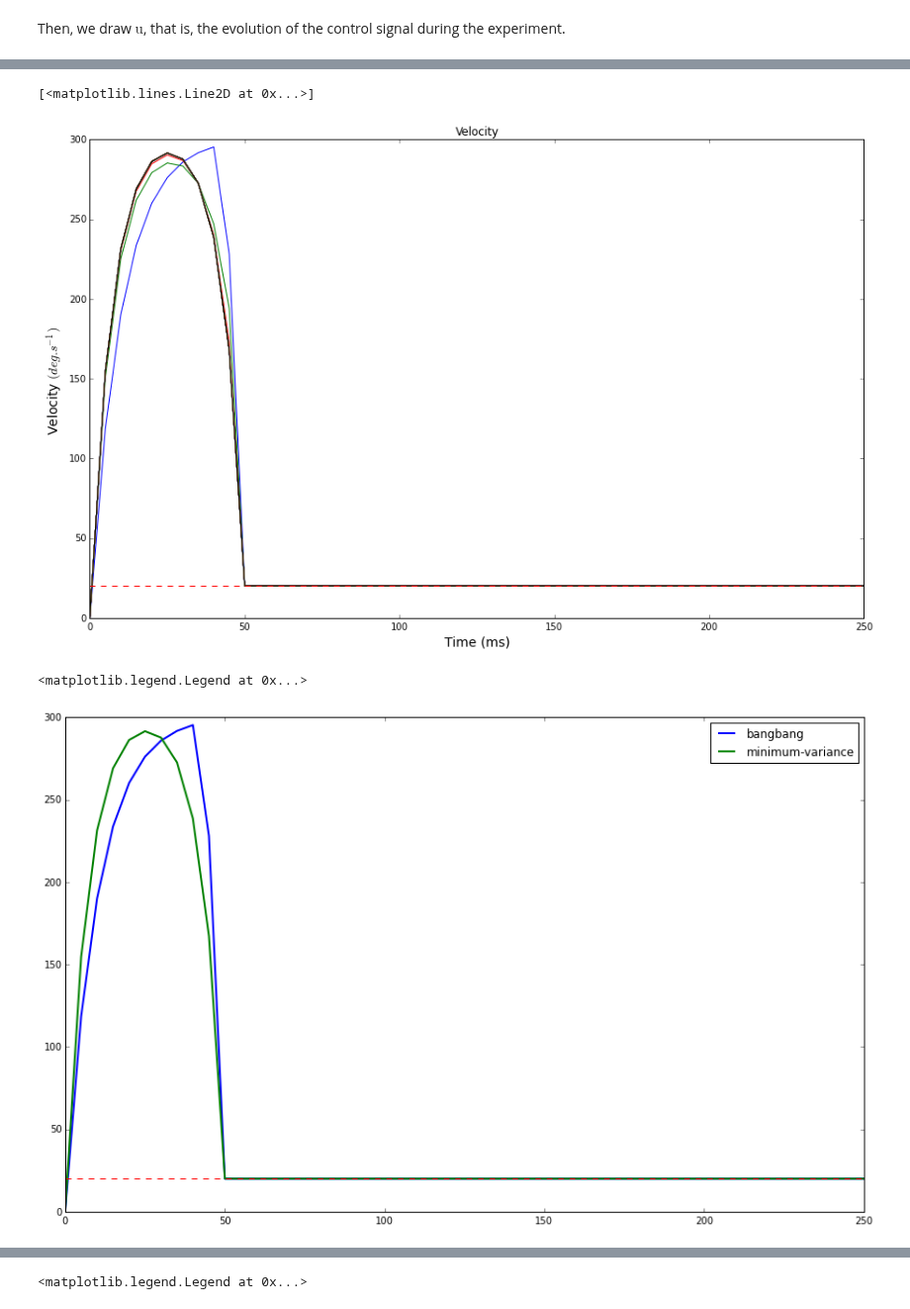
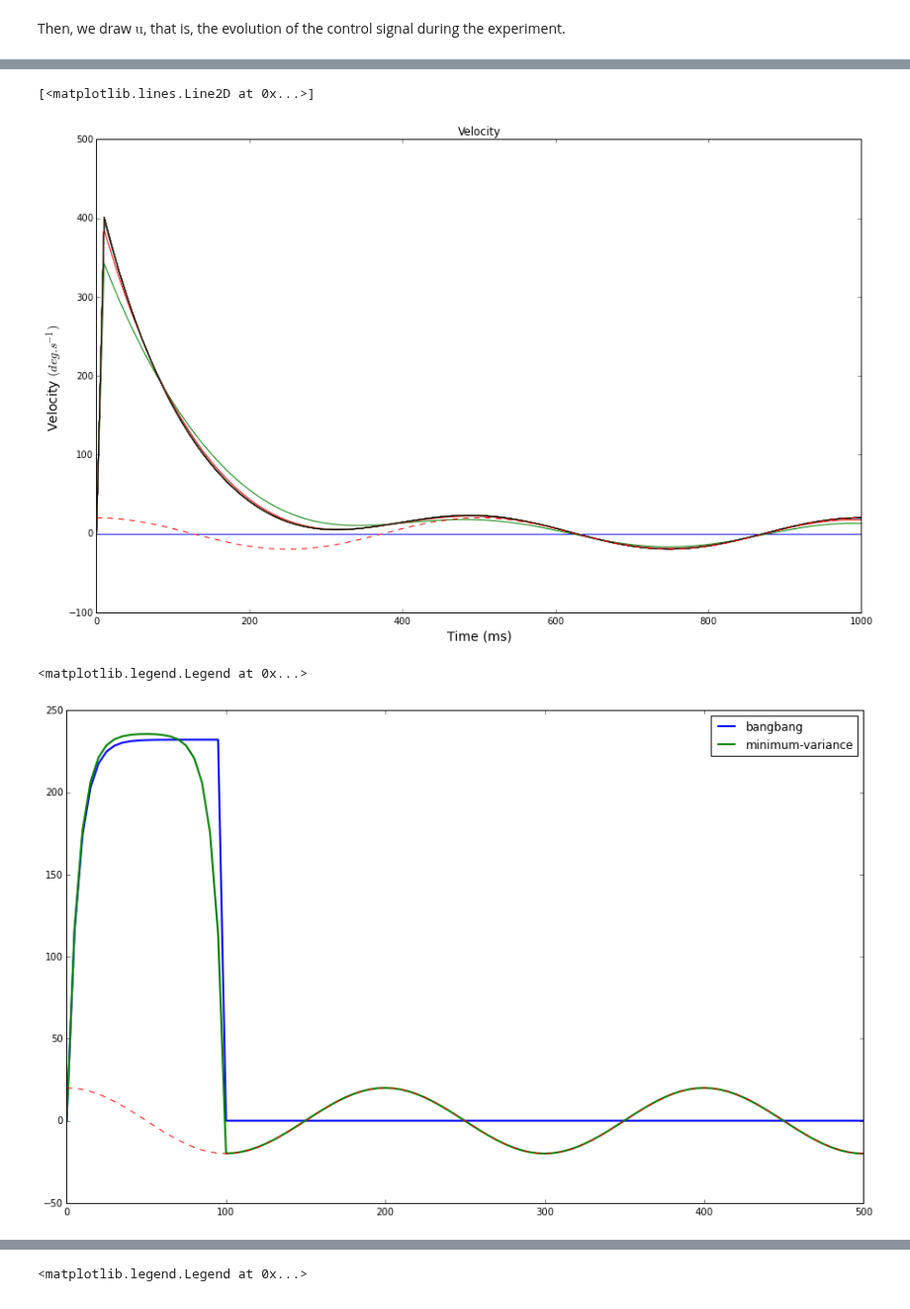
Before and after one commit to AnaideT/OptimalPrecision, a Jupyter notebook: 2017-06-13 Generalized coordinates.ipynb, the cells around one changed output, grey strips where cells are left out. Shown at 99% size. Cells and saved outputs as stored; diff of their text form; code cells hidden in the pictures.

```diff
--- a/2017-06-13 Generalized coordinates.ipynb
+++ b/2017-06-13 Generalized coordinates.ipynb
@@ -184,11 +199,11 @@ def cost_deriv(u, i):
     """Derivative of the cost function with respect to u_i
     """
     if i < T:
-        return (2*np.transpose(ci[:,(T-i-1):(T+R-i)])*np.array([((expectation(u,t)-xT-np.array([v*t*dt,v]))*mult_v).tolist() for t in (T+np.arange(R+1))])).sum() + 2*(m**2)*k*u[i]*(ci0_array[(T+1-i-1):(T+R-i)]**2).sum()
+        return (2*np.transpose(ci[:,(T-i-1):(T+R-i)])*np.array([((expectation(u,t)-xT_f(t))*mult_v).tolist() for t in (T+np.arange(R+1))])).sum() + 2*(m**2)*k*u[i]*(ci0_array[(T+1-i-1):(T+R-i)]**2).sum()
     else:
-        return (2*np.transpose(ci[:,0:(T+R-i)])*np.array([((expectation(u,t)-xT-np.array([v*t*dt,v]))*mult_v).tolist() for t in (i+1+np.arange(R+T-i))])).sum() + 2*(m**2)*k*u[i]*(ci0_array[0:(T+R-i)]**2).sum()
+        return (2*np.transpose(ci[:,0:(T+R-i)])*np.array([((expectation(u,t)-xT_f(t))*mult_v).tolist() for t in (i+1+np.arange(R+T-i))])).sum() + 2*(m**2)*k*u[i]*(ci0_array[0:(T+R-i)]**2).sum()
 # %%
-niter = 1000000
-eta = 320000
+niter = 1000
+eta = 10000
 # %%
 import time
@@ -209,3 +210,30 @@ ubang = np.array([ 30091.22213195,  30091.22213195,  30091.22213195,  30091.2221
+# %%
+ubang = np.array([             0.        ,      0.        ,      0.        ,      0.        ,
+            0.        ,      0.        ,      0.        ,      0.        ,
+            0.        ,      0.        ,      0.        ,      0.        ,
+            0.        ,      0.        ,      0.        ,      0.        ,
+            0.        ,      0.        ,      0.        ,      0.        ,
+            0.        ,      0.        ,      0.        ,      0.        ,
+            0.        ,      0.        ,      0.        ,      0.        ,
+            0.        ,      0.        ,      0.        ,      0.        ,
+            0.        ,      0.        ,      0.        ,      0.        ,
+            0.        ,      0.        ,      0.        ,      0.        ,
+            0.        ,      0.        ,      0.        ,      0.        ,
+            0.        ,      0.        ,      0.        ,      0.        ,
+            0.        ,      0.        ,      0.        ,      0.        ,
+            0.        ,      0.        ,      0.        ,      0.        ,
+            0.        ,      0.        ,      0.        ,      0.        ,
+            0.        ,      0.        ,      0.        ,      0.        ,
+            0.        ,      0.        ,      0.        ,      0.        ,
+            0.        ,      0.        ,      0.        ,      0.        ,
+            0.        ,      0.        ,      0.        ,      0.        ,
+            0.        ,      0.        ,      0.        ,      0.        ,
+            0.        ,      0.        ,      0.        ,      0.        ,
+            0.        ,      0.        ,      0.        ,      0.        ,
+            0.        ,      0.        ,      0.        ,      0.        ,
+            0.        ,      0.        ,      0.        ,      0.        ,
+            0.        ,      0.        ,      0.        ,      0.        ,
+            0.        ])
 # %%
 #np.random.seed(42)
 #u = np.random.uniform(-5, 5, T+R+1)
@@ -269,3 +302,7 @@ i_iter
 # %% [markdown]
 Then, we draw $\text{u}$, that is, the evolution of the control signal during the experiment.
+# %%
+u[T+R] = -1800
+for i in np.arange(niter+1):
+    a[i,T+R] = 1800
 # %%
@@ -343,19 +380,19 @@ ax.legend()
 # %%
-plot_velocity(velocity, 50000, 1000000,  0.05, 0.2, 0.005)
-plt.plot(np.linspace(0,(t_T+t_R)*1000,T+R+1),v*np.ones(T+R+1),'r--')
+plot_velocity(velocity, 50, 1000, 0., 1, 0.01)
+plt.plot(np.linspace(0,(t_T+t_R)*1000,T+R+1),vv,'r--')
 # %% [output]
 [<matplotlib.lines.Line2D at 0x...>]
-[figure, old version]
+[figure, new version]
 # %%
 fig_width = 15
 fig, ax = plt.subplots(1, 1, figsize=(fig_width, fig_width/1.618))
 ax.plot(time_ms, velocity[0], lw=2, label="bangbang")
 ax.plot(time_ms, velocity[niter], lw=2, label="minimum-variance")
-ax.plot(np.linspace(0,(t_T+t_R)*1000,T+R+1),v*np.ones(T+R+1),'r--')
+ax.plot(np.linspace(0,(t_T+t_R)*1000,T+R+1),vv,'r--')
 ax.legend()
 # %% [output]
 <matplotlib.legend.Legend at 0x...>
-[figure, old version]
+[figure, new version]
 # %%
 variancev = np.zeros((niter+1,T+R+1))
 
```
Also changed, not shown: parts of 18 cells of this notebook, 4 other files.
